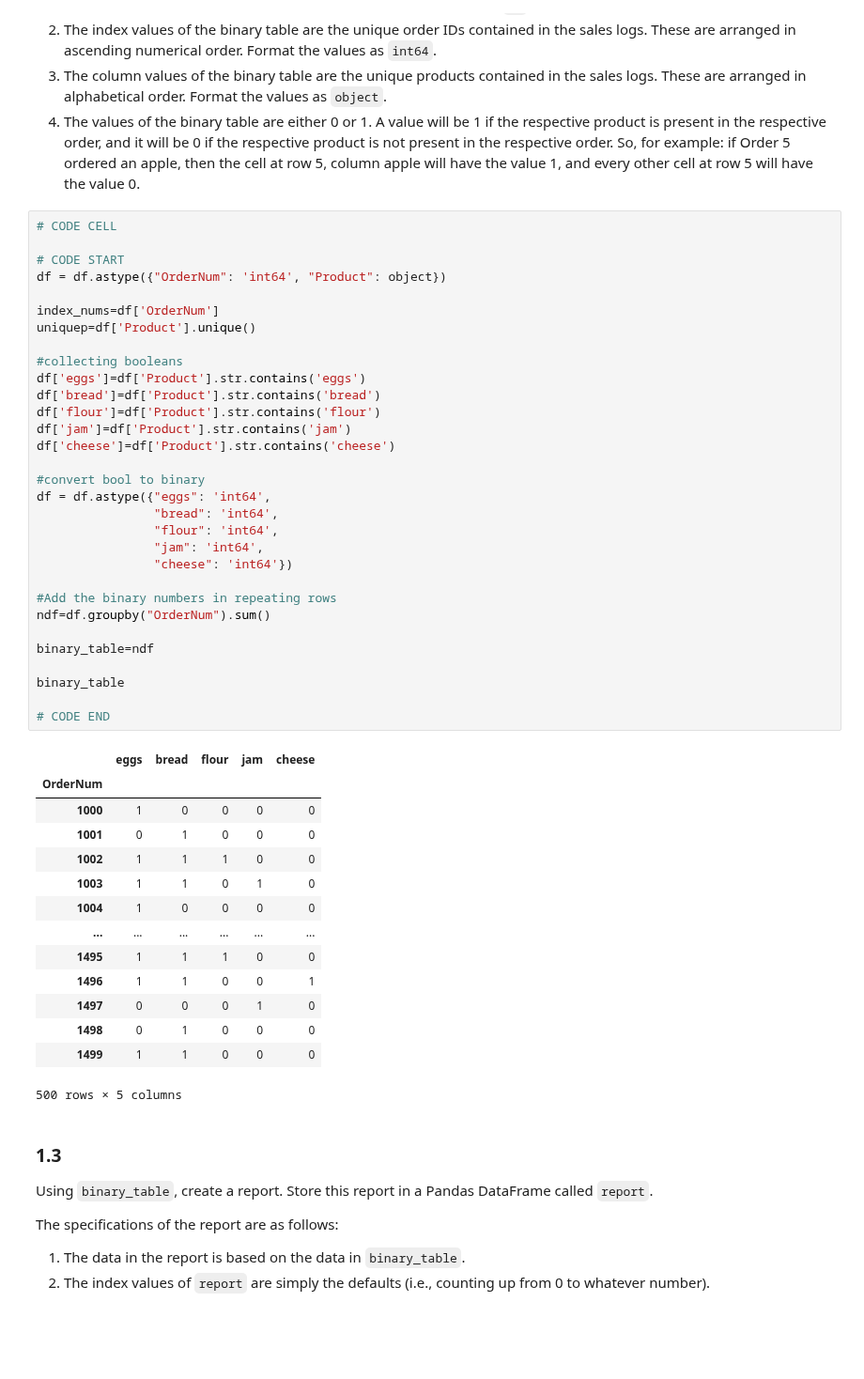
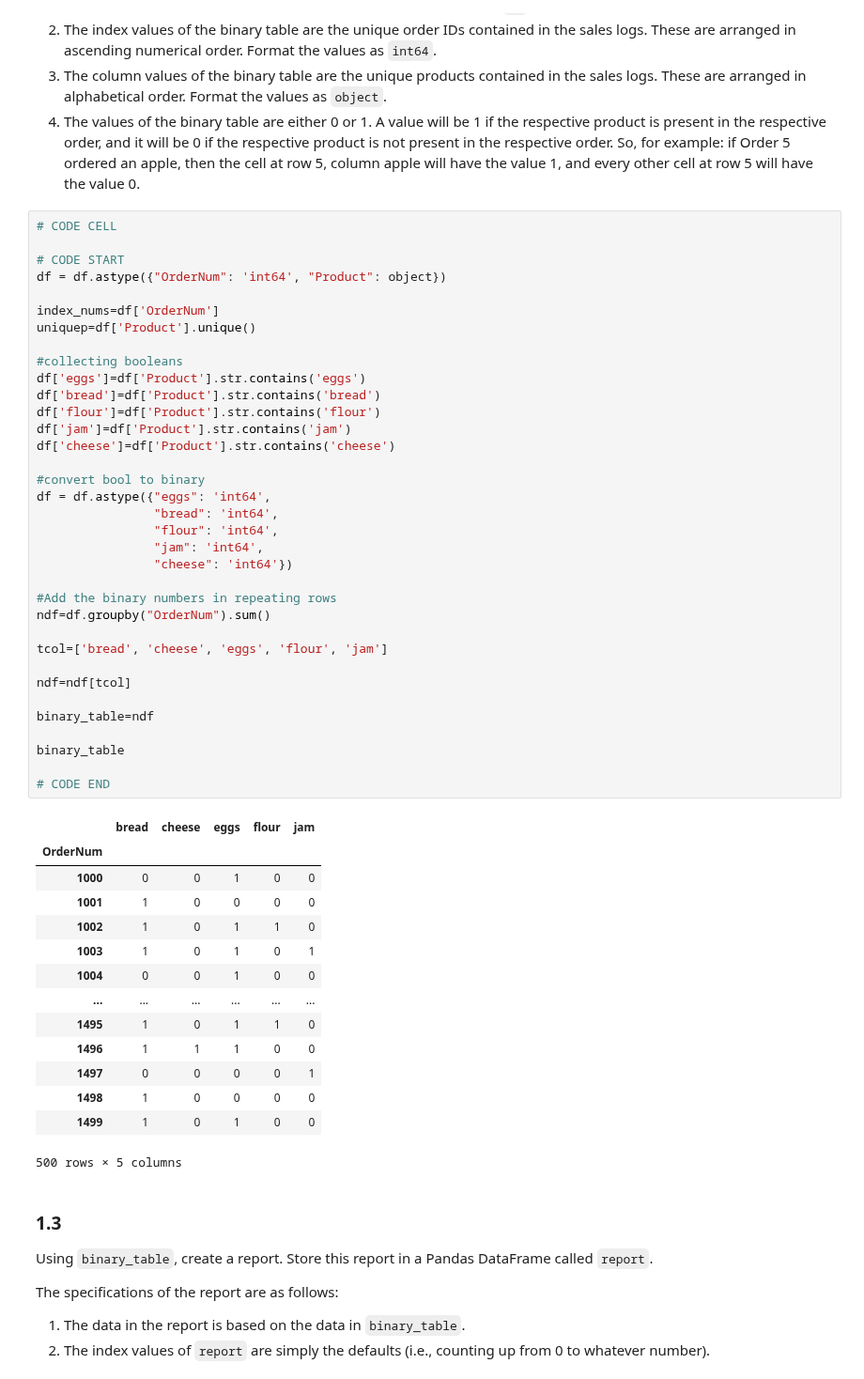
Before and after one commit to grapesoju/ITM-25, a Jupyter notebook: 204851_SY_MATHEW_LIBRARIES.ipynb, the cells around one changed output. Shown at 94% size. Saved outputs shown, nothing was run; the diff lists cells and outputs as text; blank space fills up the shorter version.

```diff
--- a/204851_SY_MATHEW_LIBRARIES.ipynb
+++ b/204851_SY_MATHEW_LIBRARIES.ipynb
@@ -67,46 +67,50 @@ The specifications of the binary table are as follows:
 
 # CODE START
 df = df.astype({"OrderNum": 'int64', "Product": object})
 
 index_nums=df['OrderNum']
 uniquep=df['Product'].unique()
 
 #collecting booleans
 df['eggs']=df['Product'].str.contains('eggs')
 df['bread']=df['Product'].str.contains('bread')
 df['flour']=df['Product'].str.contains('flour')
 df['jam']=df['Product'].str.contains('jam')
 df['cheese']=df['Product'].str.contains('cheese')
 
 #convert bool to binary
 df = df.astype({"eggs": 'int64',
                 "bread": 'int64',
                 "flour": 'int64',
                 "jam": 'int64',
                 "cheese": 'int64'})
 
 #Add the binary numbers in repeating rows
 ndf=df.groupby("OrderNum").sum()
 
+tcol=['bread', 'cheese', 'eggs', 'flour', 'jam']
+
+ndf=ndf[tcol]
+
 binary_table=ndf
 
 binary_table
 
 # CODE END
 # %% [output]
-|  | eggs | bread | flour | jam | cheese |
+|  | bread | cheese | eggs | flour | jam |
 | OrderNum |  |  |  |  |  |
-| 1000 | 1 | 0 | 0 | 0 | 0 |
-| 1001 | 0 | 1 | 0 | 0 | 0 |
-| 1002 | 1 | 1 | 1 | 0 | 0 |
-| 1003 | 1 | 1 | 0 | 1 | 0 |
-| 1004 | 1 | 0 | 0 | 0 | 0 |
+| 1000 | 0 | 0 | 1 | 0 | 0 |
+| 1001 | 1 | 0 | 0 | 0 | 0 |
+| 1002 | 1 | 0 | 1 | 1 | 0 |
+| 1003 | 1 | 0 | 1 | 0 | 1 |
+| 1004 | 0 | 0 | 1 | 0 | 0 |
 | ... | ... | ... | ... | ... | ... |
-| 1495 | 1 | 1 | 1 | 0 | 0 |
-| 1496 | 1 | 1 | 0 | 0 | 1 |
-| 1497 | 0 | 0 | 0 | 1 | 0 |
-| 1498 | 0 | 1 | 0 | 0 | 0 |
-| 1499 | 1 | 1 | 0 | 0 | 0 |
+| 1495 | 1 | 0 | 1 | 1 | 0 |
+| 1496 | 1 | 1 | 1 | 0 | 0 |
+| 1497 | 0 | 0 | 0 | 0 | 1 |
+| 1498 | 1 | 0 | 0 | 0 | 0 |
+| 1499 | 1 | 0 | 1 | 0 | 0 |
 500 rows × 5 columns
 # %% [markdown]
 ### 1.3
```
Also changed, not shown: parts of 1 cell of this notebook.
